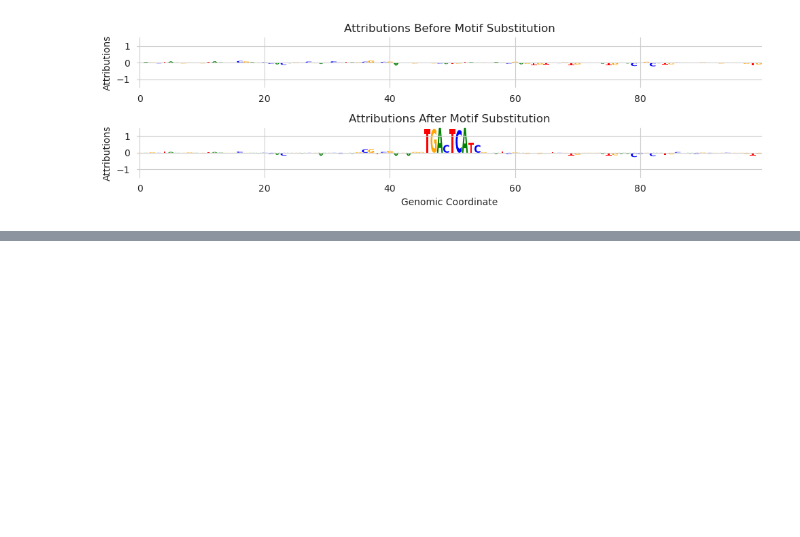
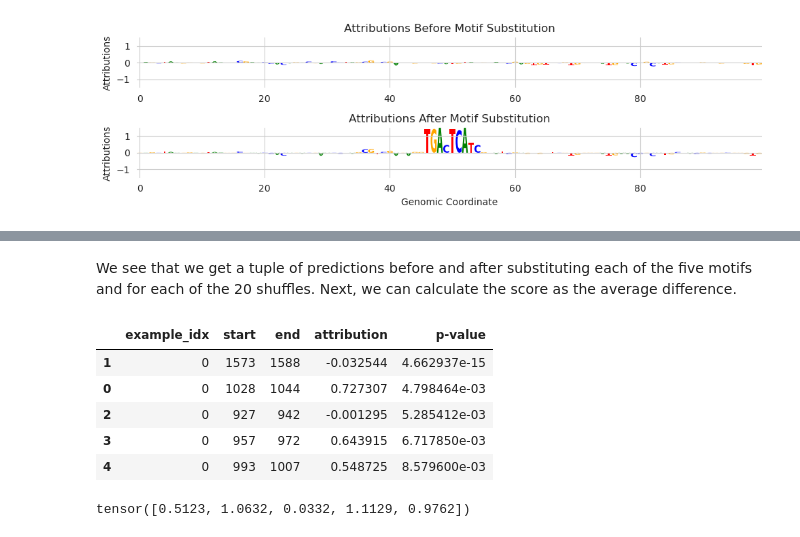
Before and after one commit to jmschrei/tangermeme, a Jupyter notebook: docs/tutorials/Tutorial_B1_Marginalization.ipynb, the cells around one changed output, grey strips where cells are left out. Saved outputs shown, nothing was run; the diff lists cells and outputs as text; code cells hidden in the pictures; blank space fills up the shorter version.

```diff
--- a/docs/tutorials/Tutorial_B1_Marginalization.ipynb
+++ b/docs/tutorials/Tutorial_B1_Marginalization.ipynb
@@ -367,0 +405,15 @@ plt.show()
+# %% [markdown]
+We see that we get a tuple of predictions before and after substituting each of the five motifs and for each of the 20 shuffles. Next, we can calculate the score as the average difference.
+# %%
+seqlets
+# %% [output]
+|  | example_idx | start | end | attribution | p-value |
+| 1 | 0 | 1573 | 1588 | -0.032544 | 4.662937e-15 |
+| 0 | 0 | 1028 | 1044 | 0.727307 | 4.798464e-03 |
+| 2 | 0 | 927 | 942 | -0.001295 | 5.285412e-03 |
+| 3 | 0 | 957 | 972 | 0.643915 | 6.717850e-03 |
+| 4 | 0 | 993 | 1007 | 0.548725 | 8.579600e-03 |
+# %%
+(y_after - y_before).mean(axis=1)[:, 57]
+# %% [output]
+tensor([0.5123, 1.0632, 0.0332, 1.1129, 0.9762])
```
Also changed, not shown: parts of 18 cells of this notebook, 24 other files.
